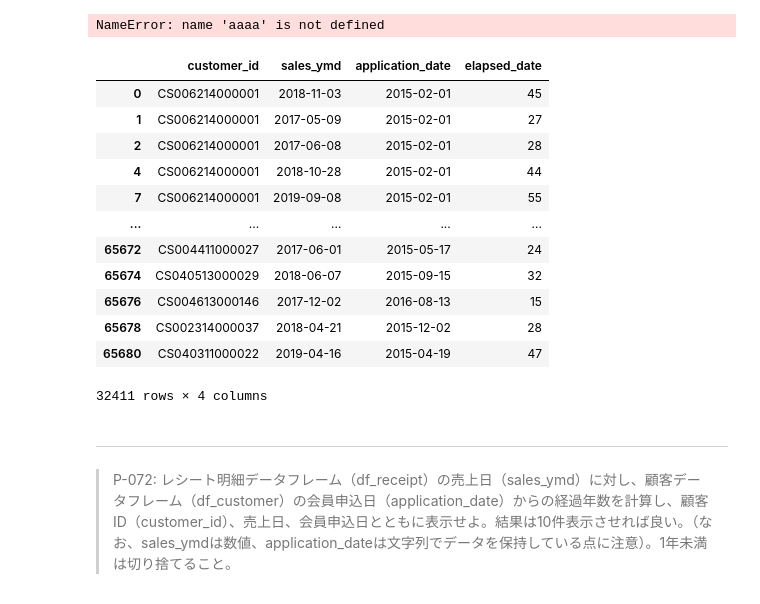
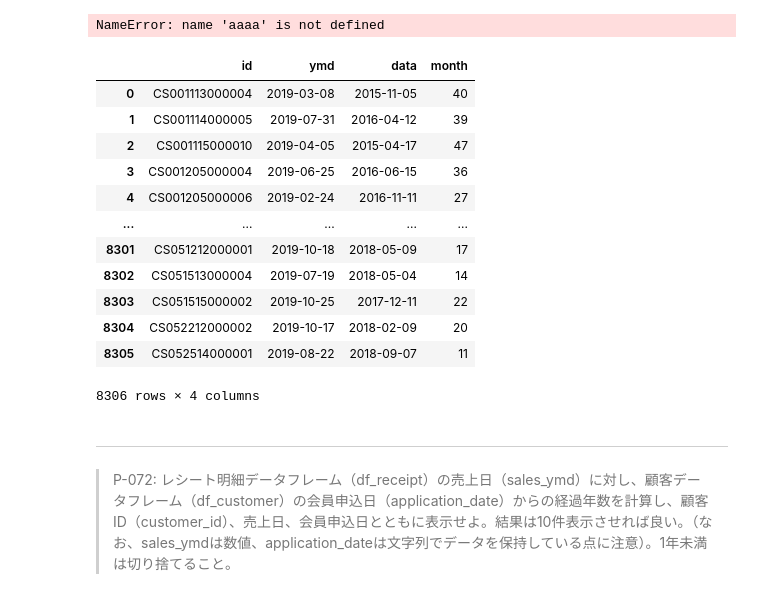
Before and after one commit to T-Sawao/Problem_100, a Jupyter notebook: data_100/docker/work/preprocess_knock_Python.ipynb, the cells around one changed output. Cells and saved outputs as stored; diff of their text form; code cells hidden in the pictures.

```diff
--- a/data_100/docker/work/preprocess_knock_Python.ipynb
+++ b/data_100/docker/work/preprocess_knock_Python.ipynb
@@ -994,0 +983,16 @@ NameError: name 'aaaa' is not defined
+# %%
+import numpy as np
+import pandas as pd
+from numpy.lib import recfunctions as rfn
+
+# 模範解答用
+df_customer = pd.read_csv('data/customer.csv')
+df_receipt = pd.read_csv('data/receipt.csv')
+
+# 僕たちが扱うデータ
+arr_customer = np.genfromtxt(
+    'data/customer.csv', delimiter=',', encoding='utf-8',
+    names=True, dtype=None)
+arr_receipt = np.genfromtxt(
+    'data/receipt.csv', delimiter=',', encoding='utf-8',
+    names=True, dtype=None)
@@ -1321,0 +1321,9 @@ NameError: name 'aaaa' is not defined
+# %%
+df_time = df_receipt.merge(df_customer, how="inner", on="customer_id").groupby("customer_id")[["sales_ymd","application_date"]].max().reset_index()
+df_time.columns = ["id", "ymd", "data"]
+df_time["ymd"] = pd.to_datetime(df_time["ymd"].astype(str))
+df_time["data"] = pd.to_datetime(df_time["data"].astype(str))
+
+df = df_time.copy()
+df["day"] = df["ymd"] - df["data"]
+df
@@ -1349,28 +1371,23 @@ aaaa
 # %% [output]
 NameError: name 'aaaa' is not defined
 # %%
-df_tmp = df_receipt[["customer_id", "sales_ymd"]].merge(df_customer[["customer_id", "application_date"]], how="inner", on="customer_id")
-df_tmp = df_tmp.drop_duplicates()
-
-df_tmp["sales_ymd"] = pd.to_datetime(df_tmp["sales_ymd"].astype("str"))
-df_tmp["application_date"] = pd.to_datetime(df_tmp["application_date"])
-df_tmp['elapsed_date'] = df_tmp[['sales_ymd', 'application_date']].apply(lambda x:
-                                                                         relativedelta(x[0], x[1]).years * 12 + relativedelta(x[0], x[1]).months, axis=1)
-df_tmp
+df = df_time.copy()
+df["month"] = df[["ymd","data"]].apply(lambda x: relativedelta(x[0],x[1]).years * 12 + relativedelta(x[0],x[1]).months, axis=1)
+df
 # %% [output]
-|  | customer_id | sales_ymd | application_date | elapsed_date |
-| 0 | CS006214000001 | 2018-11-03 | 2015-02-01 | 45 |
-| 1 | CS006214000001 | 2017-05-09 | 2015-02-01 | 27 |
-| 2 | CS006214000001 | 2017-06-08 | 2015-02-01 | 28 |
-| 4 | CS006214000001 | 2018-10-28 | 2015-02-01 | 44 |
-| 7 | CS006214000001 | 2019-09-08 | 2015-02-01 | 55 |
+|  | id | ymd | data | month |
+| 0 | CS001113000004 | 2019-03-08 | 2015-11-05 | 40 |
+| 1 | CS001114000005 | 2019-07-31 | 2016-04-12 | 39 |
+| 2 | CS001115000010 | 2019-04-05 | 2015-04-17 | 47 |
+| 3 | CS001205000004 | 2019-06-25 | 2016-06-15 | 36 |
+| 4 | CS001205000006 | 2019-02-24 | 2016-11-11 | 27 |
 | ... | ... | ... | ... | ... |
-| 65672 | CS004411000027 | 2017-06-01 | 2015-05-17 | 24 |
-| 65674 | CS040513000029 | 2018-06-07 | 2015-09-15 | 32 |
-| 65676 | CS004613000146 | 2017-12-02 | 2016-08-13 | 15 |
-| 65678 | CS002314000037 | 2018-04-21 | 2015-12-02 | 28 |
-| 65680 | CS040311000022 | 2019-04-16 | 2015-04-19 | 47 |
+| 8301 | CS051212000001 | 2019-10-18 | 2018-05-09 | 17 |
+| 8302 | CS051513000004 | 2019-07-19 | 2018-05-04 | 14 |
+| 8303 | CS051515000002 | 2019-10-25 | 2017-12-11 | 22 |
+| 8304 | CS052212000002 | 2019-10-17 | 2018-02-09 | 20 |
+| 8305 | CS052514000001 | 2019-08-22 | 2018-09-07 | 11 |
-32411 rows × 4 columns
+8306 rows × 4 columns
 # %% [markdown]
 ---
 > P-072: レシート明細データフレーム（df_receipt）の売上日（sales_ymd）に対し、顧客データフレーム（df_customer）の会員申込日（application_date）からの経過年数を計算し、顧客ID（customer_id）、売上日、会員申込日とともに表示せよ。結果は10件表示させれば良い。（なお、sales_ymdは数値、application_dateは文字列でデータを保持している点に注意）。1年未満は切り捨てること。
```
Also changed, not shown: parts of 28 cells of this notebook.
